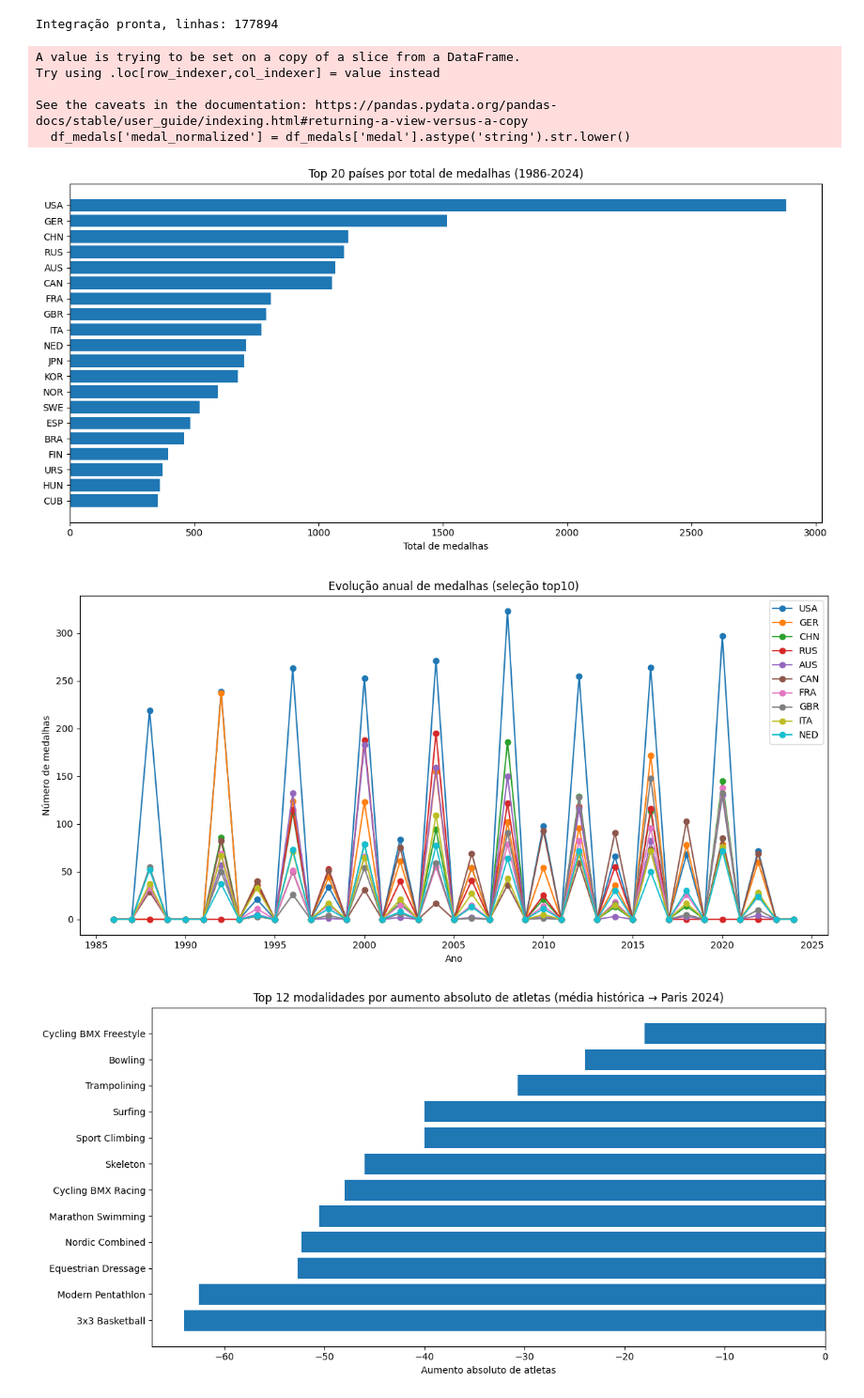
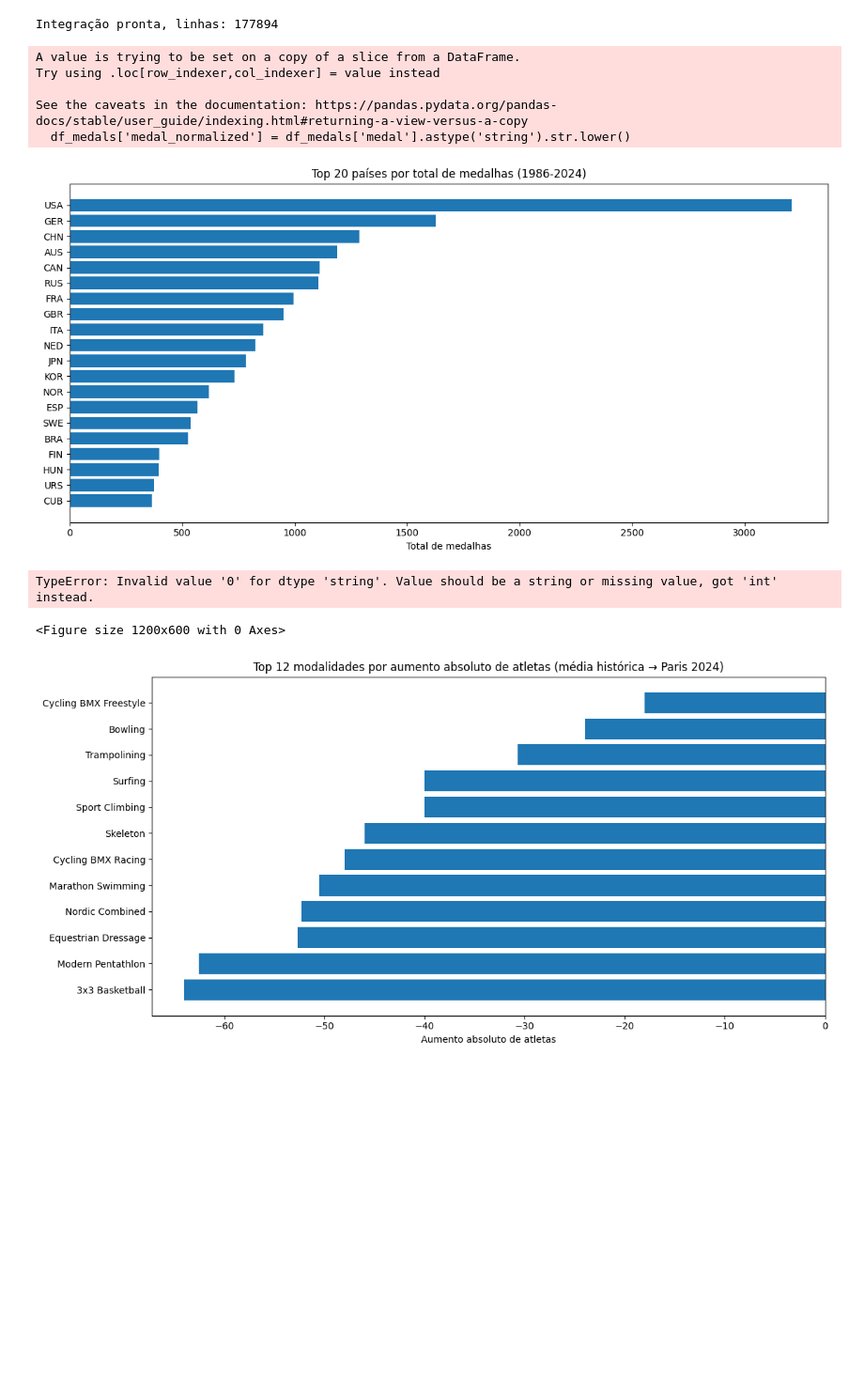
Before and after one commit to GustavoCosta200/Olympics-datalake, a Jupyter notebook: code/atividade1/notebook.ipynb, the cells around one changed output. Shown: that part at 94% size. Saved outputs shown, nothing was run; the diff lists cells and outputs as text; code cells hidden in the pictures; blank space fills up the shorter version.

```diff
--- a/code/atividade1/notebook.ipynb
+++ b/code/atividade1/notebook.ipynb
@@ -192,19 +169,21 @@ def harmonize(df):
             colmap[c] = 'city'
         if lc in ['sport','sports']:
             colmap[c] = 'sport'
-        if lc in ['event','event_name', 'medal_events']:
+        if lc in ['event','event_name', 'medal_events', 'events']:
             colmap[c] = 'event'
         if lc in ['athlete','name']:
             colmap[c] = 'athlete'
-        if lc in ['country_code','nation','noc','team']:
+        if lc in ['country']:
+            colmap[c] = 'country_long'
+        if lc in ['country_code','country_noc']:
             colmap[c] = 'country'
-        if lc in ['medal','medals', 'medal_medal_type']:
+        if lc in ['medal','medals', 'medal_type']:
             colmap[c] = 'medal'
         if lc in ['sex','gender']:
             colmap[c] = 'sex'
     df = df.rename(columns=colmap)
     # keep essential columns if exist
-    expected = ['year','city','sport','event','athlete','country','medal','sex', 'season']
+    expected = ['year','city','sport','event','athlete','country', 'country_long', 'medal','sex', 'season']
     for e in expected:
         if e not in df.columns:
             df[e] = pd.NA
@@ -214,7 +193,7 @@ def harmonize(df):
     df['sex'] = df['sex'].astype('string').str.upper().replace({'M':'M','F':'F','MALE':'M','FEMALE':'F'})
 
     # trim strings
-    strcols = ['city','sport','event','athlete','country','medal','sex']
+    strcols = ['city','sport','event','athlete','country', 'country_long', 'medal','sex', 'season']
     for c in strcols:
         if c in df.columns:
             df[c] = df[c].astype('string').str.strip()
@@ -324,46 +313,48 @@ df_medals = df_all[df_all['medal'].notna() & (df_all['medal']!='')]
 # normalizar medal names
 df_medals['medal_normalized'] = df_medals['medal'].astype('string').str.lower()
 # contador por país e edição
-medals_by_country_year = df_medals.groupby(['year','country_noc']).size().reset_index(name='medal_count')
+medals_by_country_year = df_medals.groupby(['year','country']).size().reset_index(name='medal_count')
 # total por país (1986-2024)
-total_by_country = medals_by_country_year.groupby('country_noc')['medal_count'].sum().reset_index().sort_values('medal_count', ascending=False)
+total_by_country = medals_by_country_year.groupby('country')['medal_count'].sum().reset_index().sort_values('medal_count', ascending=False)
 # média por edição
-mean_by_country = medals_by_country_year.groupby('country_noc')['medal_count'].mean().reset_index().sort_values('medal_count', ascending=False)
+mean_by_country = medals_by_country_year.groupby('country')['medal_count'].mean().reset_index().sort_values('medal_count', ascending=False)
 # salvar tabelas
 total_by_country.to_csv(gold / 'atividade1'/  'analise_medalhas' / 'medalhas_total_por_pais_1986_2024.csv', index=False)
 mean_by_country.to_csv(gold / 'atividade1'/ 'analise_medalhas' / 'medalhas_media_por_edicao_por_pais.csv', index=False)
 
 # Plot: top 20 países por total de medalhas (barra)
 top20 = total_by_country.head(20)
 plt.figure(figsize=(12,6))
-plt.barh(top20['country_noc'][::-1], top20['medal_count'][::-1])
+plt.barh(top20['country'][::-1], top20['medal_count'][::-1])
 plt.title('Top 20 países por total de medalhas (1986-2024)')
 plt.xlabel('Total de medalhas')
 plt.tight_layout()
 plt.savefig(gold / 'atividade1'/ 'analise_medalhas' / 'medalhas_top20_total_1986_2024.png')
 plt.show()
 
 # Série temporal: medalhas por país (exemplo para top 6 países)
-top10 = top20['country_noc'].head(10).tolist()
+top10 = top20['country'].head(10).tolist()
 plt.figure(figsize=(12,6))
+top10
 for c in top10:
-    series = medals_by_country_year[medals_by_country_year['country_noc']==c].set_index('year').reindex(range(1986,2025), fill_value=0)['medal_count']
+    series = medals_by_country_year[medals_by_country_year['country']==c].set_index('year').reindex(range(1986,2025), fill_value=0)['medal_count']
     plt.plot(series.index, series.values, marker='o', label=c)
 plt.legend()
 plt.title('Evolução anual de medalhas (seleção top10)')
 plt.xlabel('Ano')
 plt.ylabel('Número de medalhas')
 plt.tight_layout()
 plt.savefig(gold / 'atividade1'/ 'analise_medalhas' / 'medalhas_evolucao_top6.png')
 plt.show()
 # %% [output]
 A value is trying to be set on a copy of a slice from a DataFrame.
 Try using .loc[row_indexer,col_indexer] = value instead
 
 See the caveats in the documentation: https://pandas.pydata.org/pandas-docs/stable/user_guide/indexing.html#returning-a-view-versus-a-copy
   df_medals['medal_normalized'] = df_medals['medal'].astype('string').str.lower()
-[figure, old version]
+[figure, new version]
-[figure, removed]
+TypeError: Invalid value '0' for dtype 'string'. Value should be a string or missing value, got 'int' instead.
+<Figure size 1200x600 with 0 Axes>
 # %%
 
 # --- Pergunta 2: Modalidades que mais cresceram em número de participantes entre 1986 e 2024
```
Also changed, not shown: parts of 6 cells of this notebook, 39 other files.
